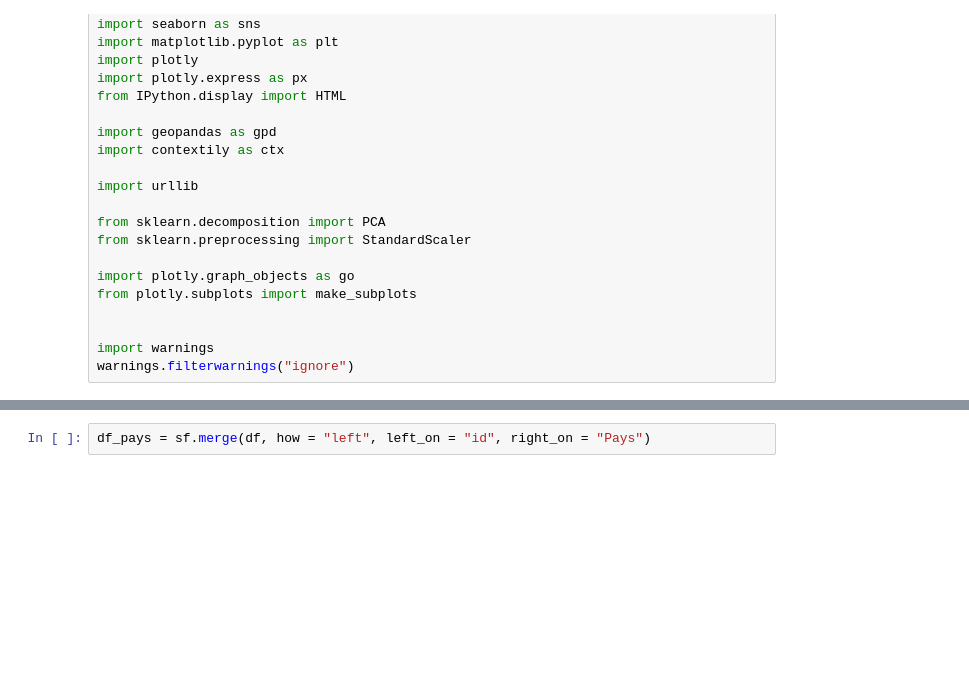
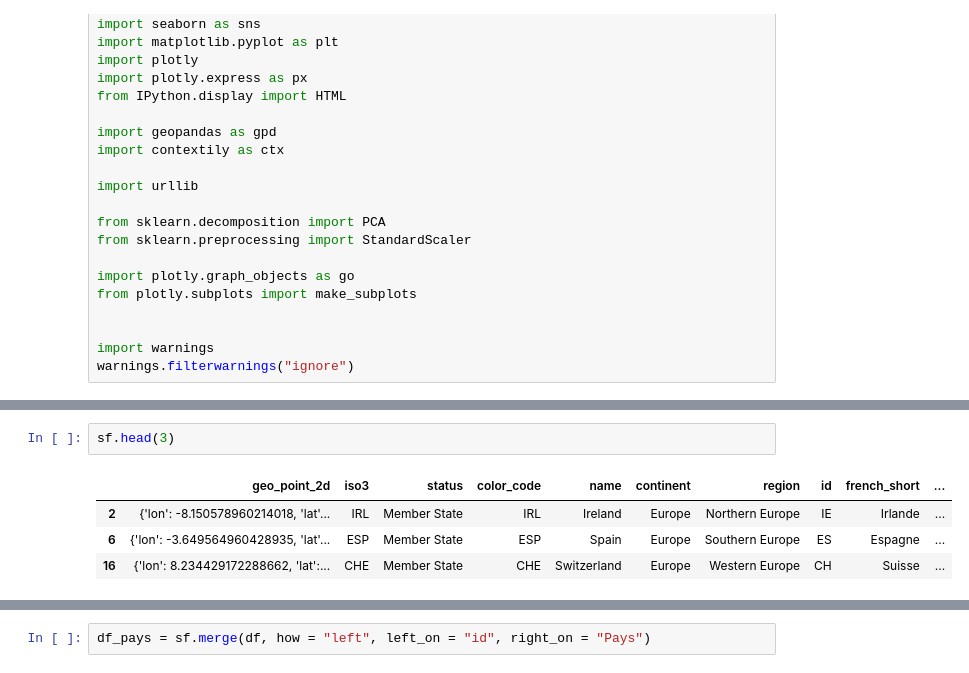
Before and after one commit to bbasa1/Stage_2A_IWEPS, a Jupyter notebook: Cartes_Python.ipynb, the cells around one changed output, grey strips where cells are left out. Saved outputs shown, nothing was run; the diff lists cells and outputs as text; blank space fills up the shorter version.

```diff
--- a/Cartes_Python.ipynb
+++ b/Cartes_Python.ipynb
@@ -57 +45,8 @@ sf.head(3)
+# %%
+sf.head(3)
+# %% [output]
+|  | geo_point_2d | iso3 | status | color_code | name | continent | region | id | french_short | ... |
+| 2 | {'lon': -8.150578960214018, 'lat'... | IRL | Member State | IRL | Ireland | Europe | Northern Europe | IE | Irlande | ... |
+| 6 | {'lon': -3.649564960428935, 'lat'... | ESP | Member State | ESP | Spain | Europe | Southern Europe | ES | Espagne | ... |
+| 16 | {'lon': 8.234429172288662, 'lat':... | CHE | Member State | CHE | Switzerland | Europe | Western Europe | CH | Suisse | ... |
 # %%
```
Also changed, not shown: parts of 13 cells of this notebook, 6 other files.
